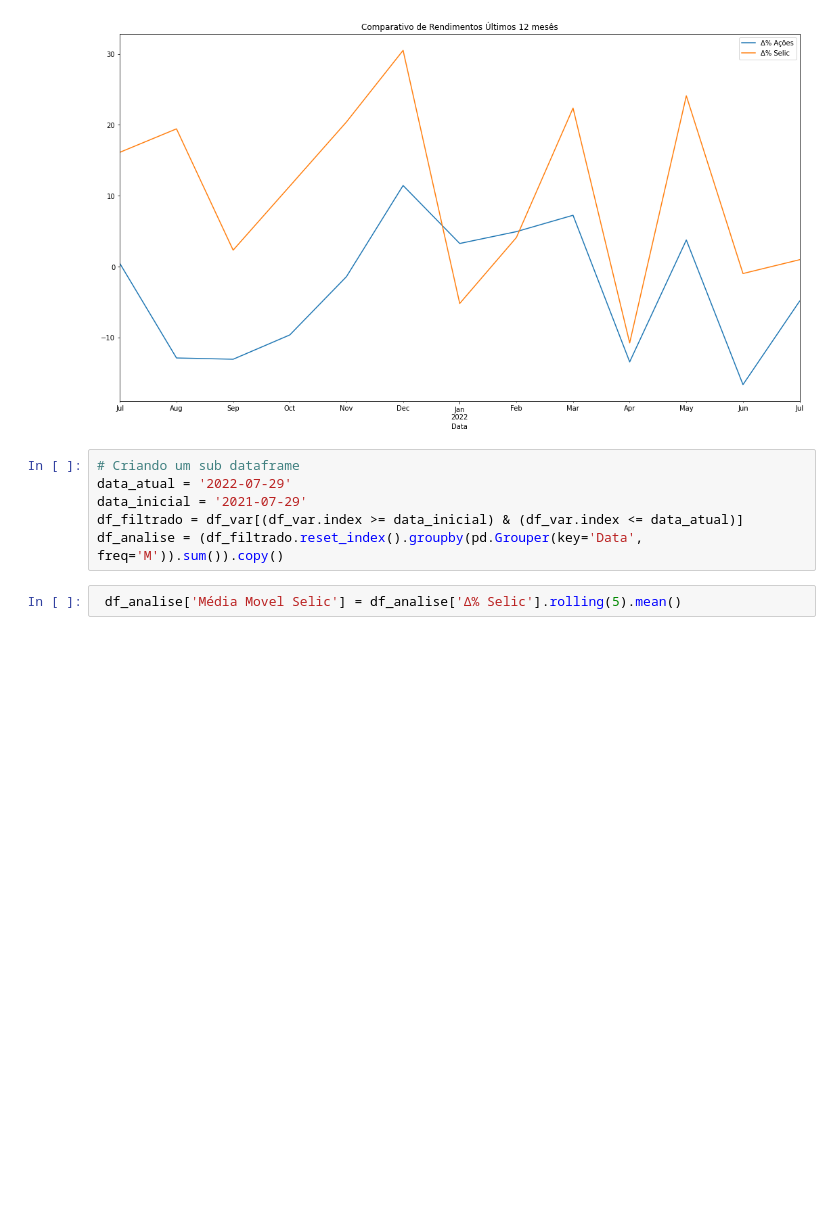
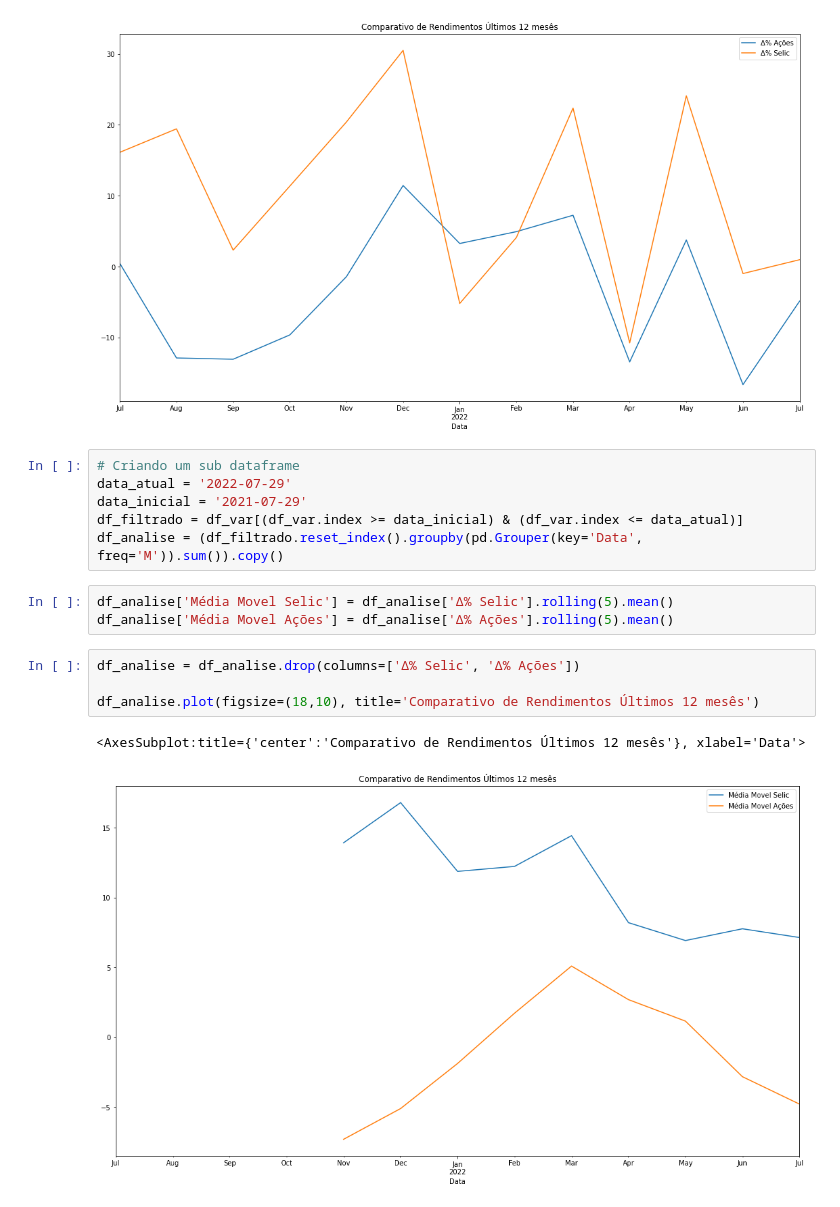
Before and after one commit to kauebr/Insights, a Jupyter notebook: Setor Siderúrgico Nacional/2 Entrega - Cliclo 2/Passo 06 - Análise exploratória/Jupyter Notebooks/Analise exploratória.ipynb, the cells around one changed output. Drawn from its saved outputs; the diff is of its cells as text; blank space fills up the shorter version.

```diff
--- a/Setor Siderúrgico Nacional/2 Entrega - Cliclo 2/Passo 06 - Análise exploratória/Jupyter Notebooks/Analise exploratória.ipynb
+++ b/Setor Siderúrgico Nacional/2 Entrega - Cliclo 2/Passo 06 - Análise exploratória/Jupyter Notebooks/Analise exploratória.ipynb
@@ -539,4 +539,12 @@ data_inicial = '2021-07-29'
 df_filtrado = df_var[(df_var.index >= data_inicial) & (df_var.index <= data_atual)]
 df_analise = (df_filtrado.reset_index().groupby(pd.Grouper(key='Data', freq='M')).sum()).copy()
 # %%
- df_analise['Média Movel Selic'] = df_analise['Δ% Selic'].rolling(5).mean()
+df_analise['Média Movel Selic'] = df_analise['Δ% Selic'].rolling(5).mean()
+df_analise['Média Movel Ações'] = df_analise['Δ% Ações'].rolling(5).mean()
+# %%
+df_analise = df_analise.drop(columns=['Δ% Selic', 'Δ% Ações'])
+
+df_analise.plot(figsize=(18,10), title='Comparativo de Rendimentos Últimos 12 mesês')
+# %% [output]
+<AxesSubplot:title={'center':'Comparativo de Rendimentos Últimos 12 mesês'}, xlabel='Data'>
+[figure, added]
```
Also changed, not shown: parts of 5 cells of this notebook.
